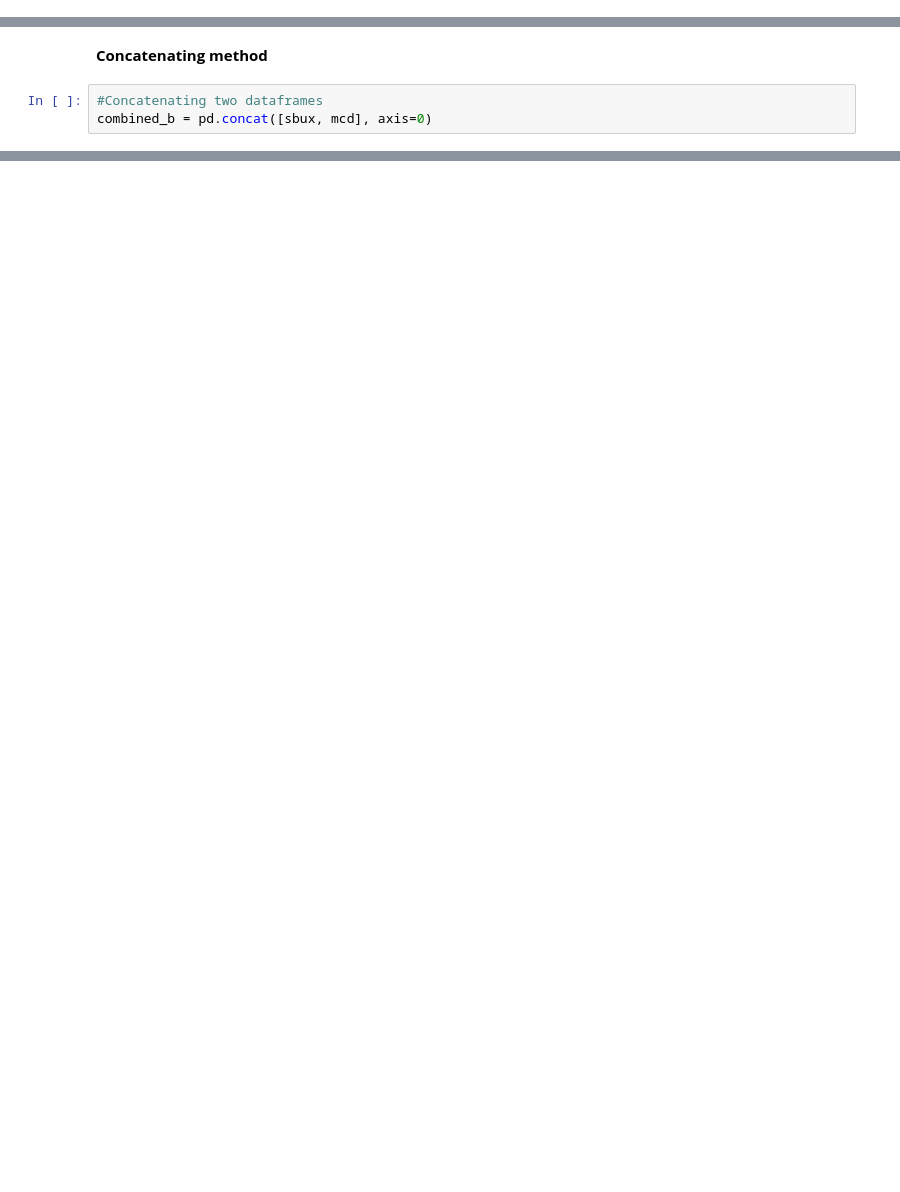
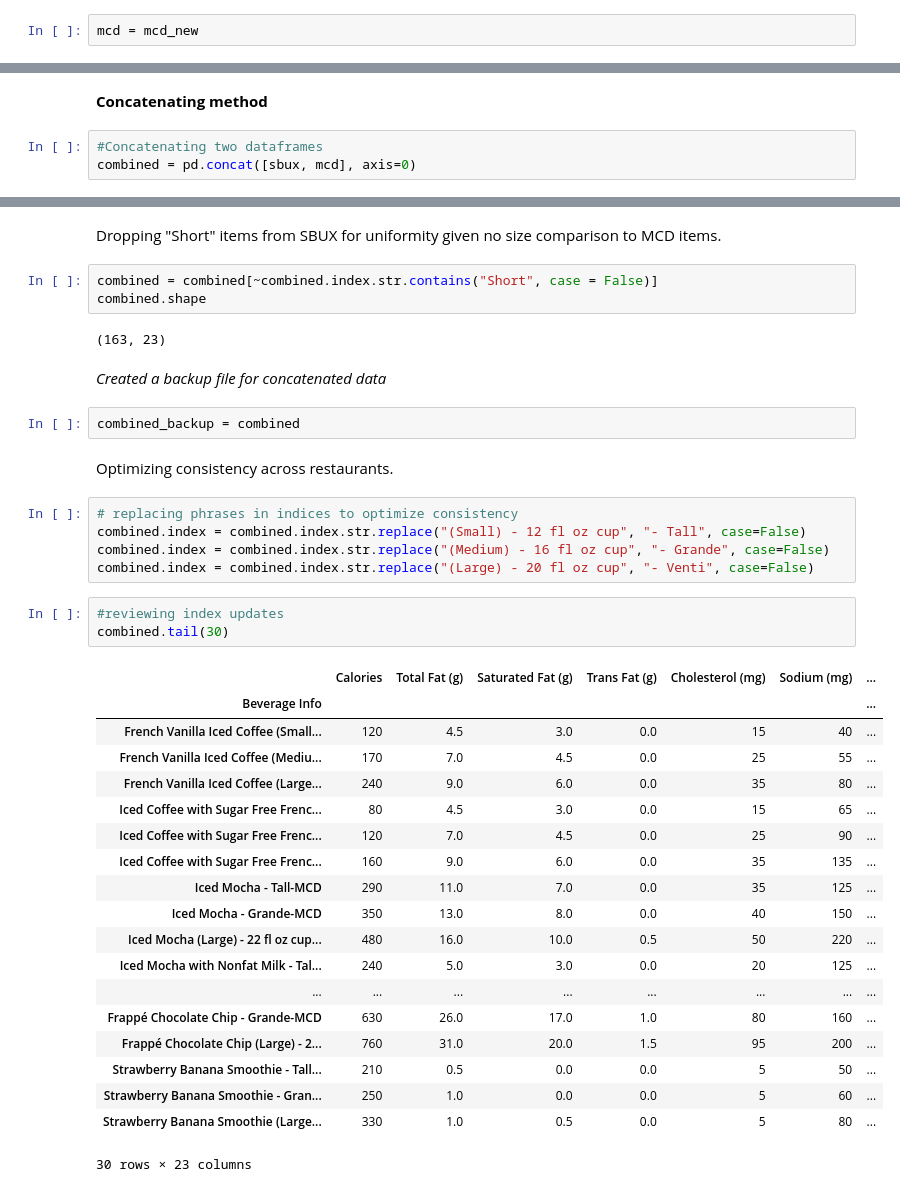
Before and after one commit to cmonjarr/AMB_Project_SP25, a Jupyter notebook: Nutrition Project/Nutrition_2025.ipynb, the cells around one changed output, grey strips where cells are left out. Drawn from its saved outputs; the diff is of its cells as text; blank space fills up the shorter version.

```diff
--- a/Nutrition Project/Nutrition_2025.ipynb
+++ b/Nutrition Project/Nutrition_2025.ipynb
@@ -1387,3 +1391,5 @@ Index(['Calories', 'Total Fat (g)', 'Saturated Fat (g)', 'Trans Fat (g)',
        'Carb_to_C', 'F_to_C', 'S_to_C', 'P_to_C', 'A_to_C', 'C_to_C',
        'Ca_to_C', 'Fe_to_C'],
       dtype='object')
+# %%
+mcd = mcd_new
@@ -1400,4 +1439,4 @@ combined_a
 **Concatenating method**
 # %%
 #Concatenating two dataframes
-combined_b = pd.concat([sbux, mcd], axis=0)
+combined = pd.concat([sbux, mcd], axis=0)
@@ -1403,0 +1492,41 @@ combined_b = pd.concat([sbux, mcd], axis=0)
+# %% [markdown]
+Dropping "Short" items from SBUX for uniformity given no size comparison to MCD items.
+# %%
+combined = combined[~combined.index.str.contains("Short", case = False)]
+combined.shape
+# %% [output]
+(163, 23)
+# %% [markdown]
+*Created a backup file for concatenated data*
+# %%
+combined_backup = combined
+# %% [markdown]
+Optimizing consistency across restaurants.
+# %%
+# replacing phrases in indices to optimize consistency
+combined.index = combined.index.str.replace("(Small) - 12 fl oz cup", "- Tall", case=False)
+combined.index = combined.index.str.replace("(Medium) - 16 fl oz cup", "- Grande", case=False)
+combined.index = combined.index.str.replace("(Large) - 20 fl oz cup", "- Venti", case=False)
+# %%
+#reviewing index updates
+combined.tail(30)
+# %% [output]
+|  | Calories | Total Fat (g) | Saturated Fat (g) | Trans Fat (g) | Cholesterol (mg) | Sodium (mg) | ... |
+| Beverage Info |  |  |  |  |  |  | ... |
+| French Vanilla Iced Coffee (Small... | 120 | 4.5 | 3.0 | 0.0 | 15 | 40 | ... |
+| French Vanilla Iced Coffee (Mediu... | 170 | 7.0 | 4.5 | 0.0 | 25 | 55 | ... |
+| French Vanilla Iced Coffee (Large... | 240 | 9.0 | 6.0 | 0.0 | 35 | 80 | ... |
+| Iced Coffee with Sugar Free Frenc... | 80 | 4.5 | 3.0 | 0.0 | 15 | 65 | ... |
+| Iced Coffee with Sugar Free Frenc... | 120 | 7.0 | 4.5 | 0.0 | 25 | 90 | ... |
+| Iced Coffee with Sugar Free Frenc... | 160 | 9.0 | 6.0 | 0.0 | 35 | 135 | ... |
+| Iced Mocha - Tall-MCD | 290 | 11.0 | 7.0 | 0.0 | 35 | 125 | ... |
+| Iced Mocha - Grande-MCD | 350 | 13.0 | 8.0 | 0.0 | 40 | 150 | ... |
+| Iced Mocha (Large) - 22 fl oz cup... | 480 | 16.0 | 10.0 | 0.5 | 50 | 220 | ... |
+| Iced Mocha with Nonfat Milk - Tal... | 240 | 5.0 | 3.0 | 0.0 | 20 | 125 | ... |
+| ... | ... | ... | ... | ... | ... | ... | ... |
+| Frappé Chocolate Chip - Grande-MCD | 630 | 26.0 | 17.0 | 1.0 | 80 | 160 | ... |
+| Frappé Chocolate Chip (Large) - 2... | 760 | 31.0 | 20.0 | 1.5 | 95 | 200 | ... |
+| Strawberry Banana Smoothie - Tall... | 210 | 0.5 | 0.0 | 0.0 | 5 | 50 | ... |
+| Strawberry Banana Smoothie - Gran... | 250 | 1.0 | 0.0 | 0.0 | 5 | 60 | ... |
+| Strawberry Banana Smoothie (Large... | 330 | 1.0 | 0.5 | 0.0 | 5 | 80 | ... |
+30 rows × 23 columns
```
Also changed, not shown: parts of 24 cells of this notebook.
